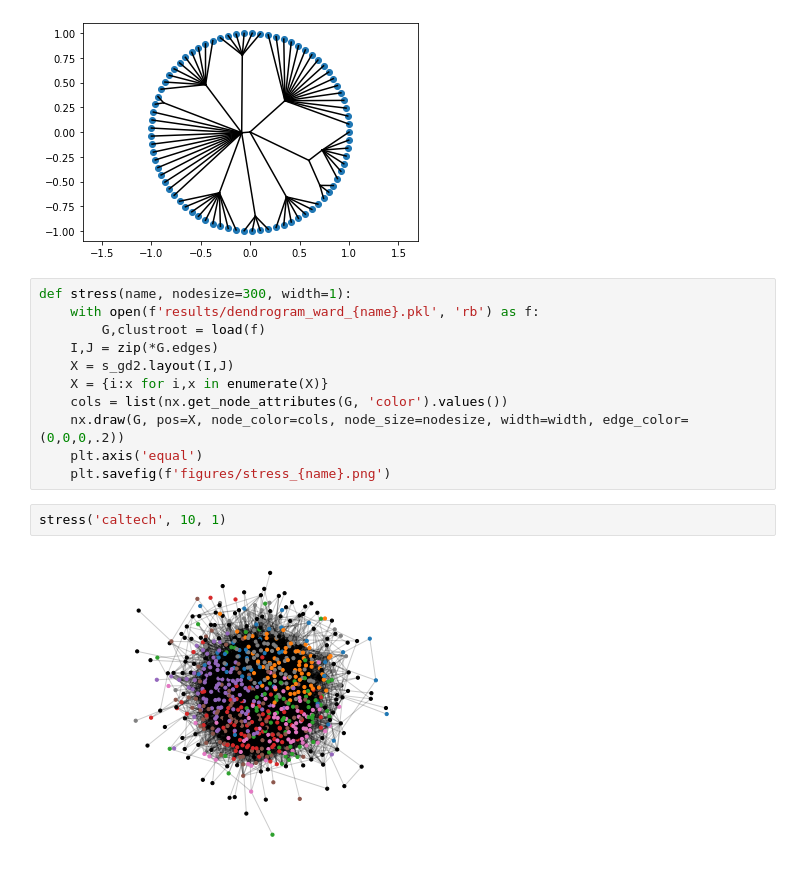
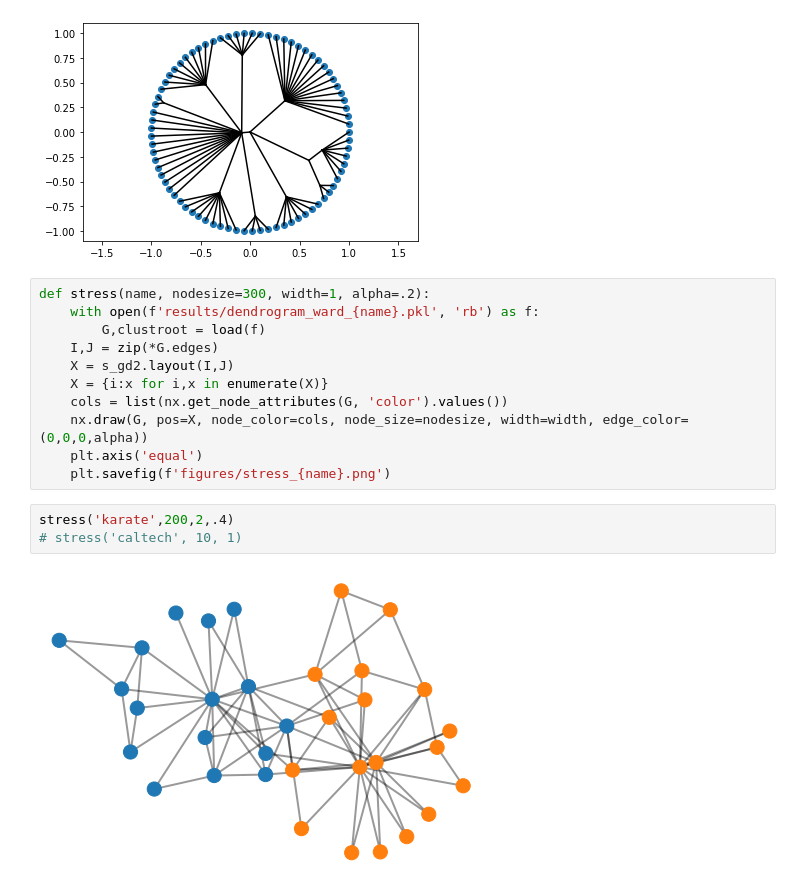
Before and after one commit to jxz12/MyFirstThesis, a Jupyter notebook: code/prune.ipynb, the cells around one changed output. Cells and saved outputs as stored; diff of their text form.

```diff
--- a/code/prune.ipynb
+++ b/code/prune.ipynb
@@ -310,17 +310,18 @@ bundle('lesmis', 0.1, 3, True, False, .9, .005, .2, .012)
 # %% [output]
 [figure]
 # %%
-def stress(name, nodesize=300, width=1):
+def stress(name, nodesize=300, width=1, alpha=.2):
     with open(f'results/dendrogram_ward_{name}.pkl', 'rb') as f:
         G,clustroot = load(f)
     I,J = zip(*G.edges)
     X = s_gd2.layout(I,J)
     X = {i:x for i,x in enumerate(X)}
     cols = list(nx.get_node_attributes(G, 'color').values())
-    nx.draw(G, pos=X, node_color=cols, node_size=nodesize, width=width, edge_color=(0,0,0,.2))
+    nx.draw(G, pos=X, node_color=cols, node_size=nodesize, width=width, edge_color=(0,0,0,alpha))
     plt.axis('equal')
     plt.savefig(f'figures/stress_{name}.png')
 # %%
-stress('caltech', 10, 1)
+stress('karate',200,2,.4)
+# stress('caltech', 10, 1)
 # %% [output]
-[figure, old version]
+[figure, new version]
```
Also changed, not shown: 1 other file.
